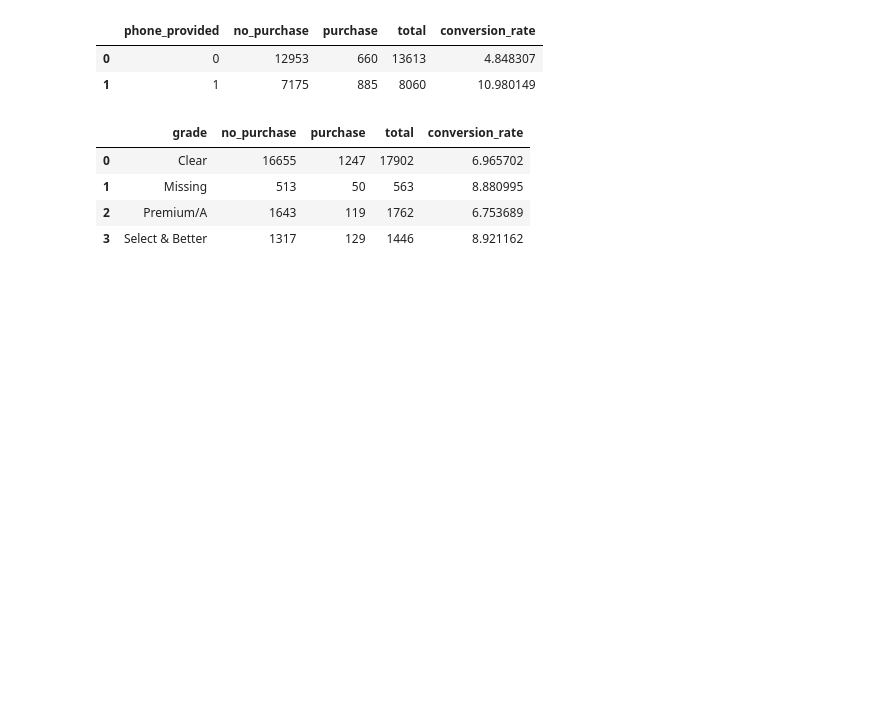
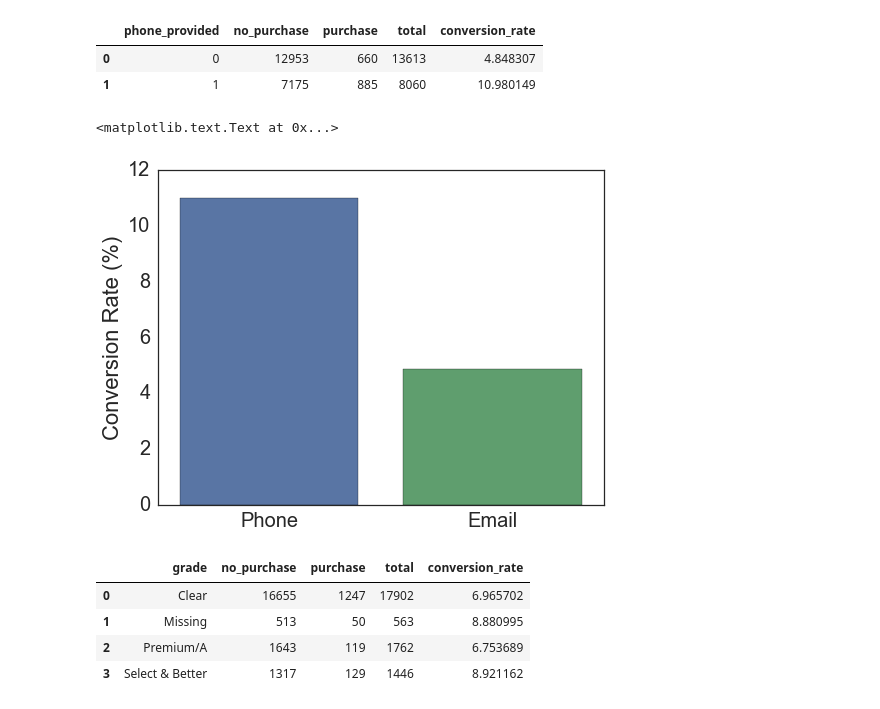
Before and after one commit to LindsayVass/BrazilianDirect, a Jupyter notebook: py/conversion_features_analysis.ipynb, the cells around one changed output. Cells and saved outputs as stored; diff of their text form; code cells hidden in the pictures; blank space fills up the shorter version.

```diff
--- a/py/conversion_features_analysis.ipynb
+++ b/py/conversion_features_analysis.ipynb
@@ -504,6 +504,12 @@ xt_converted('phone_provided', df_all)
 |  | phone_provided | no_purchase | purchase | total | conversion_rate |
 | 0 | 0 | 12953 | 660 | 13613 | 4.848307 |
 | 1 | 1 | 7175 | 885 | 8060 | 10.980149 |
+# %%
+sns.barplot(x = ['Phone', 'Email'], y = [10.98, 4.85]);
+plt.ylabel('Conversion Rate (%)')
+# %% [output]
+<matplotlib.text.Text at 0x...>
+[figure, added]
 # %%
 xt_converted('grade', df_all)
 # %% [output]
```
Also changed, not shown: parts of 5 cells of this notebook.
